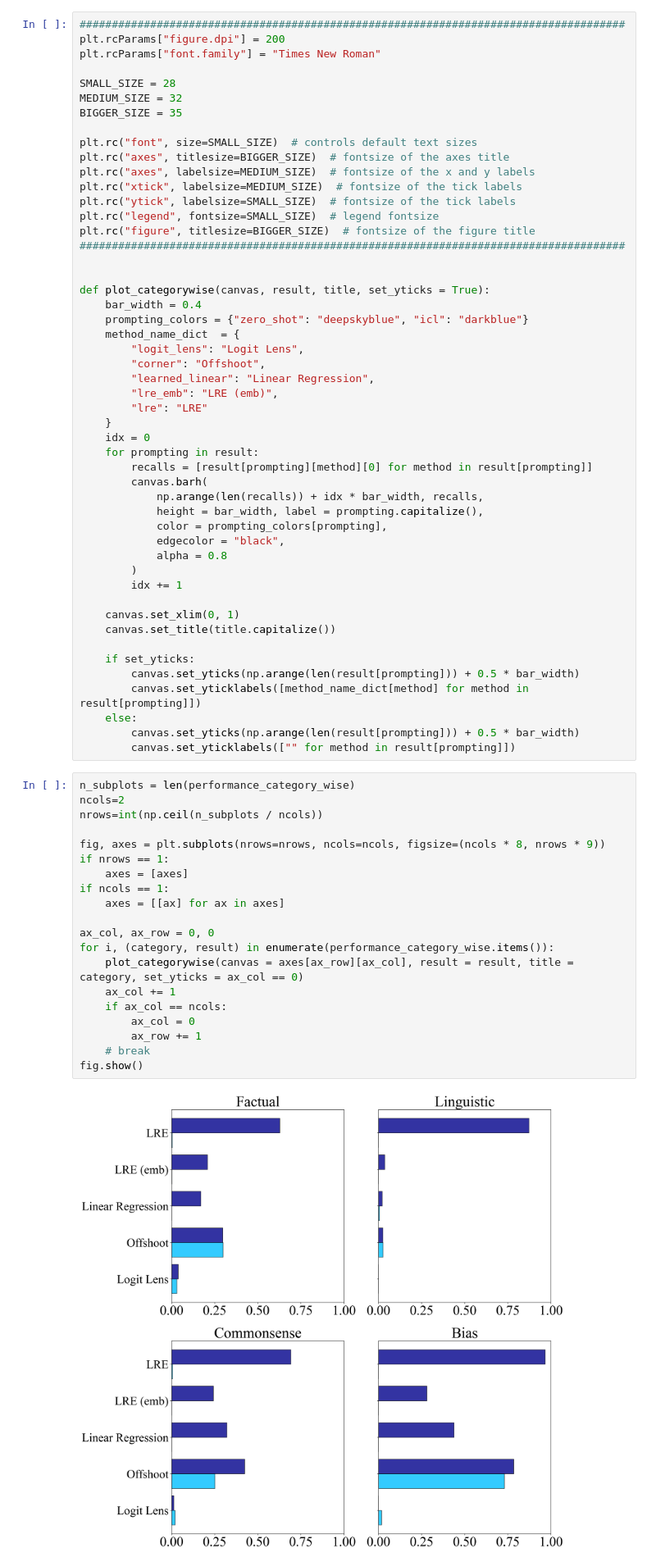
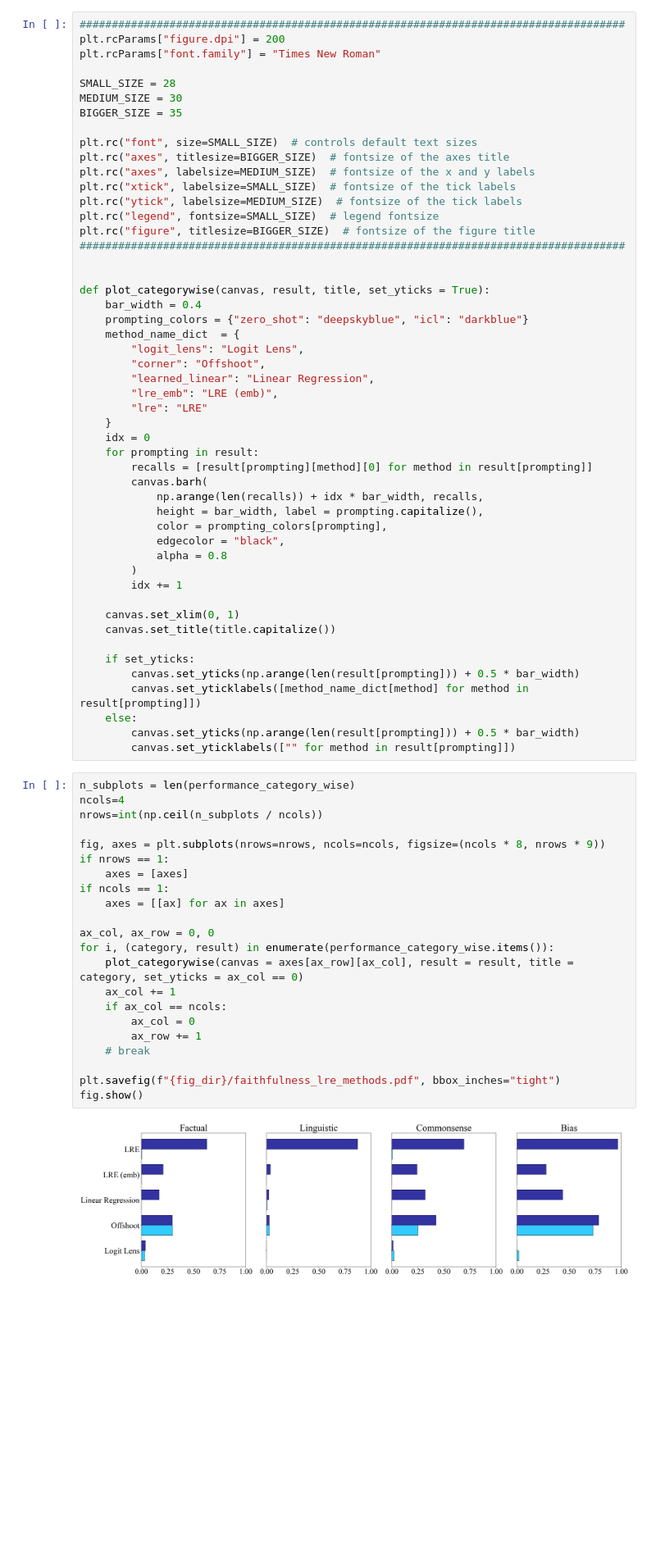
Before and after one commit to evandez/relations, a Jupyter notebook: notebooks/figures/faithfulness.ipynb, the cells around one changed output. Shown at 82% size. Saved outputs shown, nothing was run; the diff lists cells and outputs as text; blank space fills up the shorter version.

Commit message:
bug fix >> updated faithfulness baselines script

```diff
--- a/notebooks/figures/faithfulness.ipynb
+++ b/notebooks/figures/faithfulness.ipynb
@@ -85,14 +89,14 @@ plt.rcParams["figure.dpi"] = 200
 plt.rcParams["font.family"] = "Times New Roman"
 
 SMALL_SIZE = 28
-MEDIUM_SIZE = 32
+MEDIUM_SIZE = 30
 BIGGER_SIZE = 35
 
 plt.rc("font", size=SMALL_SIZE)  # controls default text sizes
 plt.rc("axes", titlesize=BIGGER_SIZE)  # fontsize of the axes title
 plt.rc("axes", labelsize=MEDIUM_SIZE)  # fontsize of the x and y labels
-plt.rc("xtick", labelsize=MEDIUM_SIZE)  # fontsize of the tick labels
-plt.rc("ytick", labelsize=SMALL_SIZE)  # fontsize of the tick labels
+plt.rc("xtick", labelsize=SMALL_SIZE)  # fontsize of the tick labels
+plt.rc("ytick", labelsize=MEDIUM_SIZE)  # fontsize of the tick labels
 plt.rc("legend", fontsize=SMALL_SIZE)  # legend fontsize
 plt.rc("figure", titlesize=BIGGER_SIZE)  # fontsize of the figure title
 #####################################################################################
@@ -131,23 +135,25 @@ def plot_categorywise(canvas, result, title, set_yticks = True):
         canvas.set_yticklabels(["" for method in result[prompting]])
 # %%
 n_subplots = len(performance_category_wise)
-ncols=2
+ncols=4
 nrows=int(np.ceil(n_subplots / ncols))
 
 fig, axes = plt.subplots(nrows=nrows, ncols=ncols, figsize=(ncols * 8, nrows * 9))
 if nrows == 1:
     axes = [axes]
 if ncols == 1:
     axes = [[ax] for ax in axes]
 
 ax_col, ax_row = 0, 0
 for i, (category, result) in enumerate(performance_category_wise.items()):
     plot_categorywise(canvas = axes[ax_row][ax_col], result = result, title = category, set_yticks = ax_col == 0)
     ax_col += 1
     if ax_col == ncols:
         ax_col = 0
         ax_row += 1
     # break
+
+plt.savefig(f"{fig_dir}/faithfulness_lre_methods.pdf", bbox_inches="tight")
 fig.show()
 # %% [output]
-[figure, old version]
+[figure, new version]
```
Also changed, not shown: parts of 20 cells of this notebook, 11 other files.
